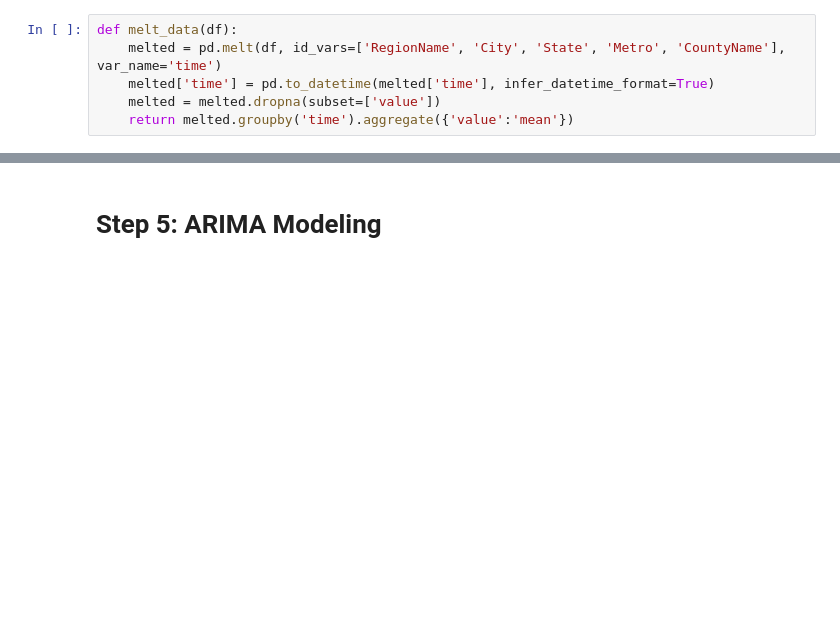
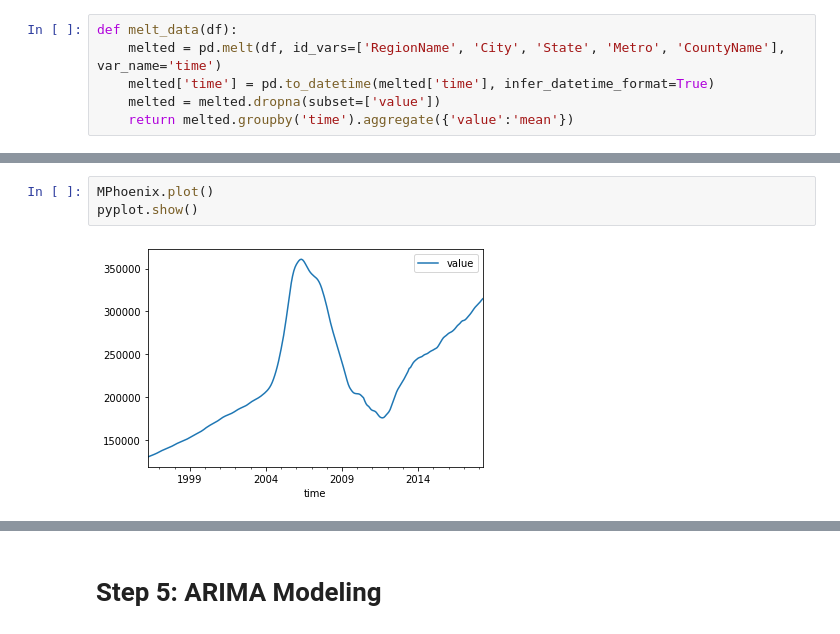
Before and after one commit to daveajstearns/mod4_project, a Jupyter notebook: starter_notebook.ipynb, the cells around one changed output, grey strips where cells are left out. Saved outputs shown, nothing was run; the diff lists cells and outputs as text; blank space fills up the shorter version.

```diff
--- a/starter_notebook.ipynb
+++ b/starter_notebook.ipynb
@@ -160,0 +253,5 @@ melt_data(EmergingCitys)
+# %%
+MPhoenix.plot()
+pyplot.show()
+# %% [output]
+[figure, added]
```
Also changed, not shown: parts of 45 cells of this notebook.
